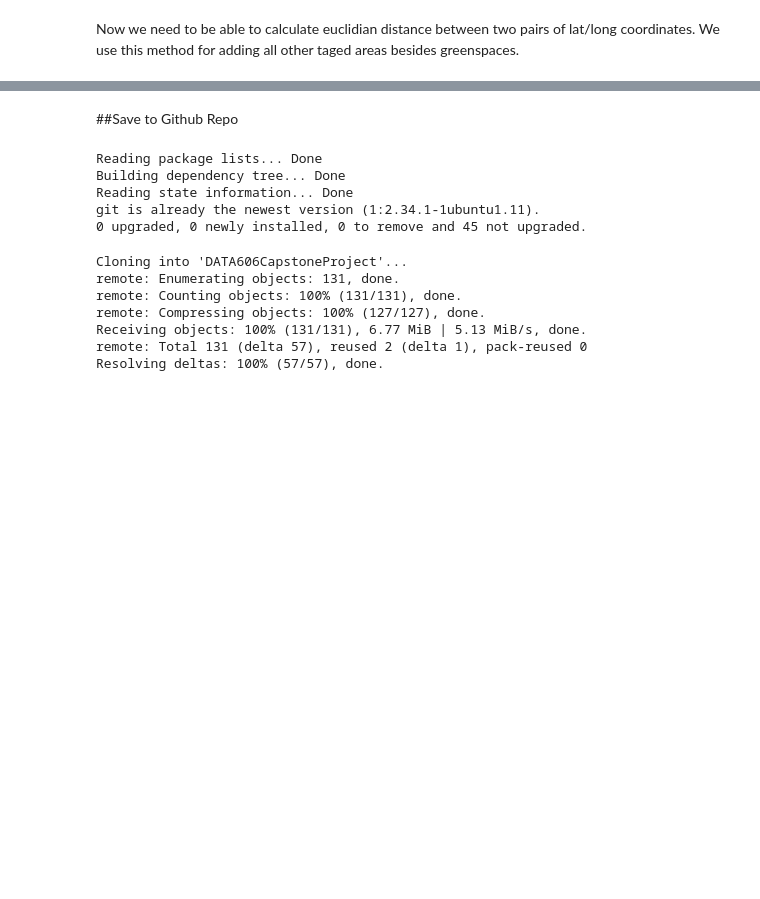
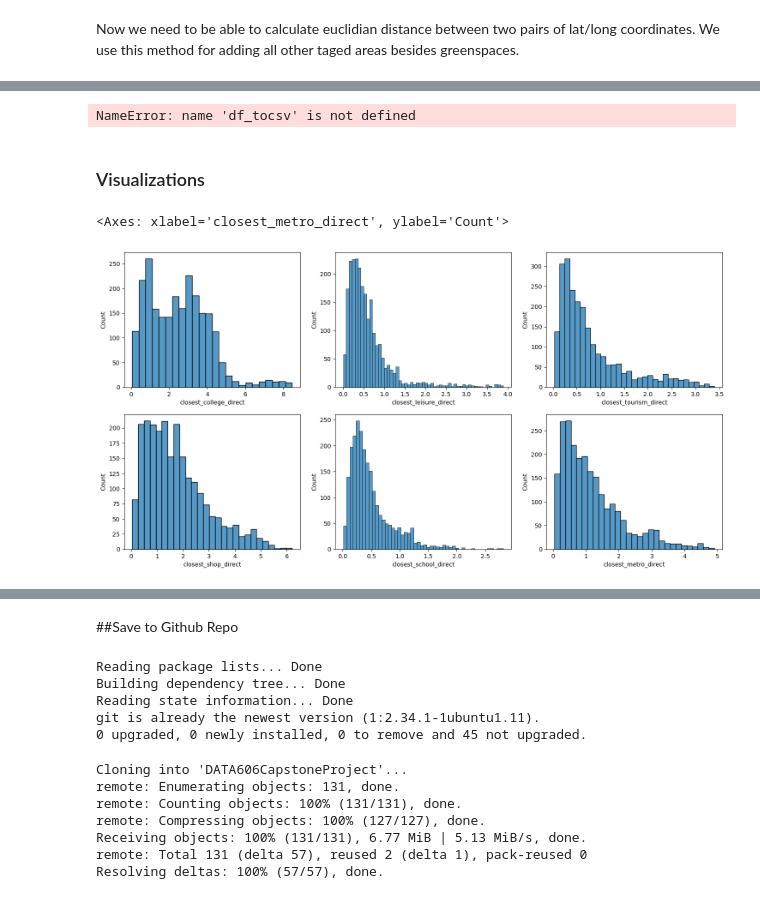
Before and after one commit to cbarnes5/DATA606CapstoneProject, a Jupyter notebook: Enriching_the_Dataset_with_OSMNX.ipynb, the cells around one changed output, grey strips where cells are left out. Saved outputs shown, nothing was run; the diff lists cells and outputs as text; code cells hidden in the pictures; blank space fills up the shorter version.

```diff
--- a/Enriching_the_Dataset_with_OSMNX.ipynb
+++ b/Enriching_the_Dataset_with_OSMNX.ipynb
@@ -346,0 +389,14 @@ df.head(10)
+# %%
+#get areas for all parks under 1km (from non_nan_indices list)
+area_under1 = []
+for x in range(0, len(non_nan_indices)):
+  ylist=[]
+  for y in non_nan_indices[x]:
+    z=nodes_combined_green.iloc[y,3] #column 3 = area_sqm
+    ylist.append(z)
+  area_under1.append(ylist)
+
+#add all the areas of parks under 1 km for every house
+area_under1_sum = [sum(l) for l in area_under1]
+print(area_under1_sum[0])
+len(area_under1_sum)
@@ -346,0 +410,3 @@ df.head(10)
+# %%
+highway_tags = {'highway': ['motorway']}
+hw_coords, nodes_combined_hw = get_lat_longs(highway_tags)
@@ -347,3 +452,22 @@ df.head(10)
+# %%
+highwaycross_5 = get_crosses_highway_variable(area_under_5, nni_5)
+df['crosses_highway_under0.5km'] = highwaycross_5
+highwaycross_75 = get_crosses_highway_variable(area_under_75, nni_75)
+df['crosses_highway_under0.75km'] = highwaycross_75
+highwaycross_1 = get_crosses_highway_variable(area_under_1, nni_1)
+df['crosses_highway_under1km'] = highwaycross_1
+highwaycross_1_25 = get_crosses_highway_variable(area_under_1_25, nni_1_25)
+df['crosses_highway_under1.25km'] = highwaycross_1_25
+highwaycross_1_5 = get_crosses_highway_variable(area_under_1_5, nni_1_5)
+df['crosses_highway_under1.5km'] = highwaycross_1_5
+highwaycross_1_75 = get_crosses_highway_variable(area_under_1_75, nni_1_75)
+df['crosses_highway_under1.75km'] = highwaycross_1_75
+highwaycross_2 = get_crosses_highway_variable(area_under_2, nni_2)
+df['crosses_highway_under2km'] = highwaycross_2
+highwaycross_2_25 = get_crosses_highway_variable(area_under_2_25, nni_2_25)
+df['crosses_highway_under2.25km'] = highwaycross_2_25
+highwaycross_2_5 = get_crosses_highway_variable(area_under_2_5, nni_2_5)
+df['crosses_highway_under2.5km'] = highwaycross_2_5
 # %%
 df.columns
 # %% [output]
@@ -360,0 +495,18 @@ Index(['SOLD DATE', 'PROPERTY TYPE', 'ADDRESS', 'CITY', 'STATE OR PROVINCE',
+# %%
+df_tocsv('refined_data_sample_2.0.csv')
+# %% [output]
+NameError: name 'df_tocsv' is not defined
+# %% [markdown]
+### Visualizations
+# %%
+fig, axes = plt.subplots(2, 3, figsize=(18, 9))
+
+sns.histplot(ax=axes[0,0], data=df, x='closest_college_direct')
+sns.histplot(ax=axes[0,1], data=df, x='closest_leisure_direct')
+sns.histplot(ax=axes[0,2], data=df, x='closest_tourism_direct')
+sns.histplot(ax=axes[1,0], data=df, x='closest_shop_direct')
+sns.histplot(ax=axes[1,1], data=df, x='closest_school_direct')
+sns.histplot(ax=axes[1,2], data=df, x='closest_metro_direct')
+# %% [output]
+<Axes: xlabel='closest_metro_direct', ylabel='Count'>
+[figure, added]
```
Also changed, not shown: parts of 40 cells of this notebook.
